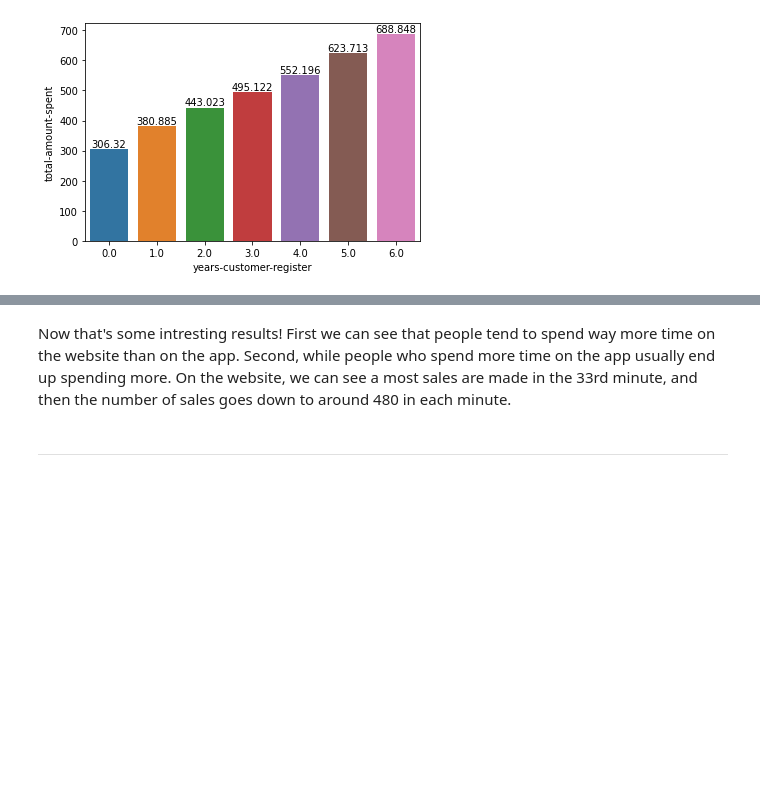
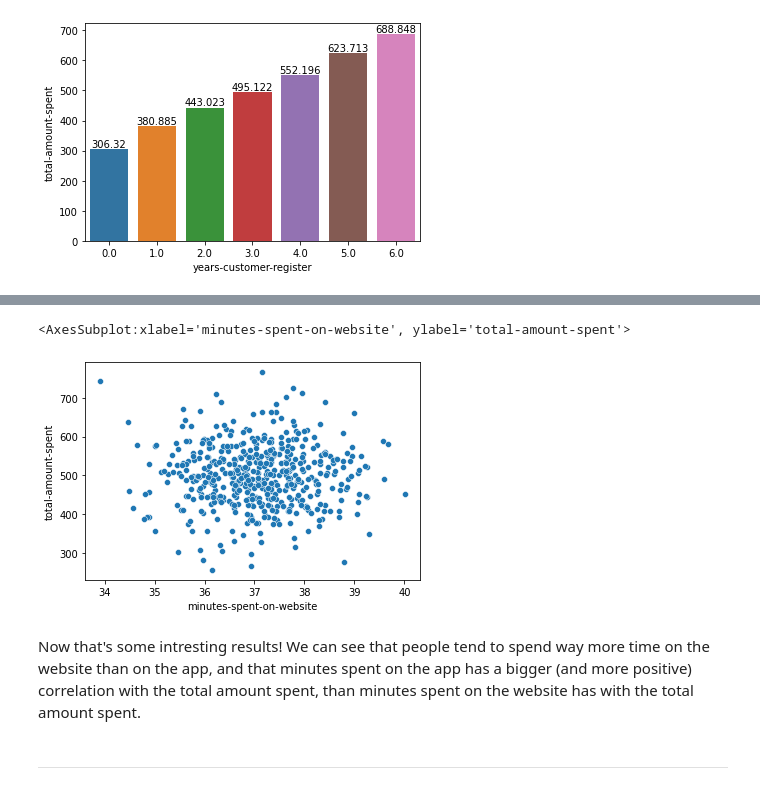
Before and after one commit to gasp37/e-commerce-platform-usage, a Jupyter notebook: e-commerce-platform.ipynb, the cells around one changed output, grey strips where cells are left out. Cells and saved outputs as stored; diff of their text form; code cells hidden in the pictures; blank space fills up the shorter version.

```diff
--- a/e-commerce-platform.ipynb
+++ b/e-commerce-platform.ipynb
@@ -95,5 +82,10 @@ _ax = _ax.bar_label(_ax.containers[0])
+# %%
+sns.scatterplot(customers_table, x='minutes-spent-on-website', y='total-amount-spent')
+# %% [output]
+<AxesSubplot:xlabel='minutes-spent-on-website', ylabel='total-amount-spent'>
+[figure, added]
 # %% [markdown]
-Now that's some intresting results! First we can see that people tend to spend way more time on the website than on the app. Second, while people who spend more time on the app usually end up spending more. On the website, we can see a most sales are made in the 33rd minute, and then the number of sales goes down to around 480 in each minute.
+Now that's some intresting results! We can see that people tend to spend way more time on the website than on the app, and that minutes spent on the app has a bigger (and more positive) correlation with the total amount spent, than minutes spent on the website has with the total amount spent.
 # %% [markdown]
 ---
 # %% [markdown]
```
Also changed, not shown: parts of 24 cells of this notebook.
